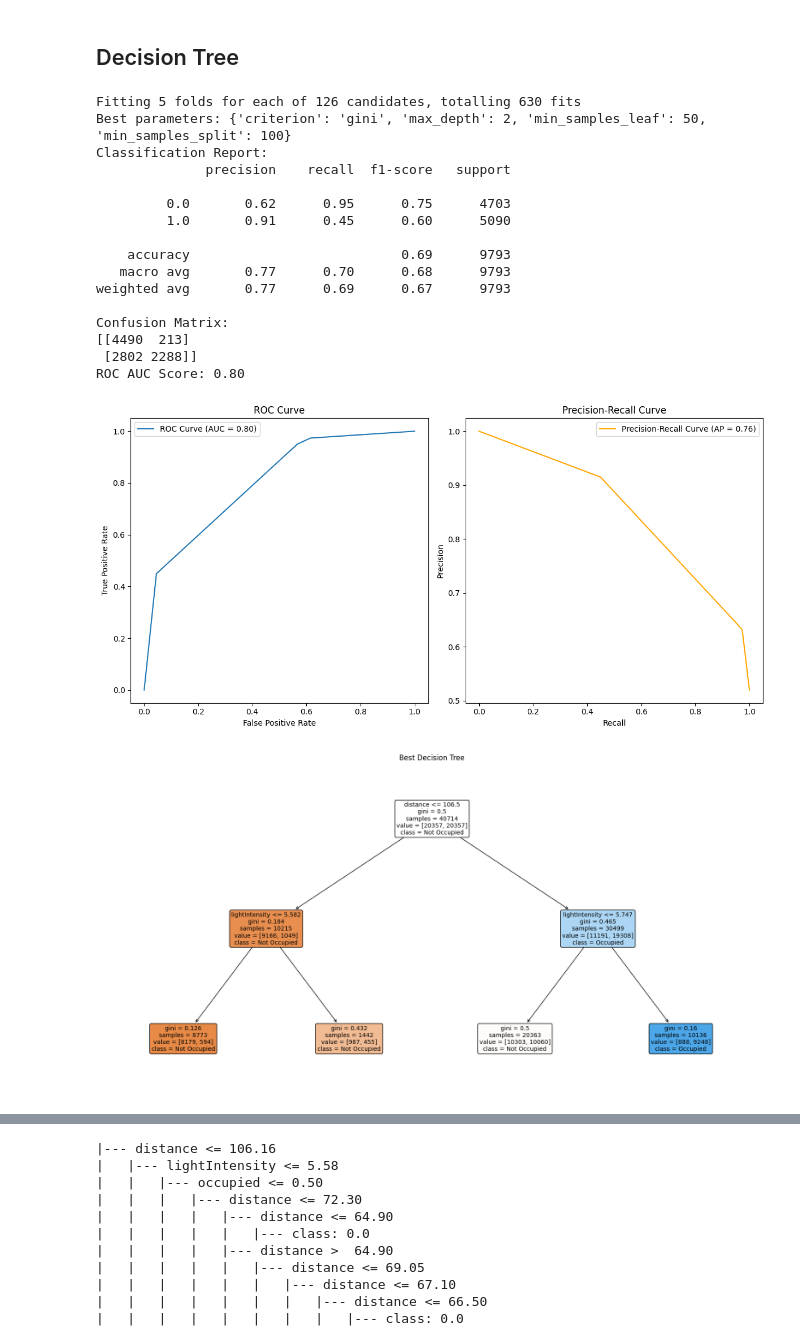
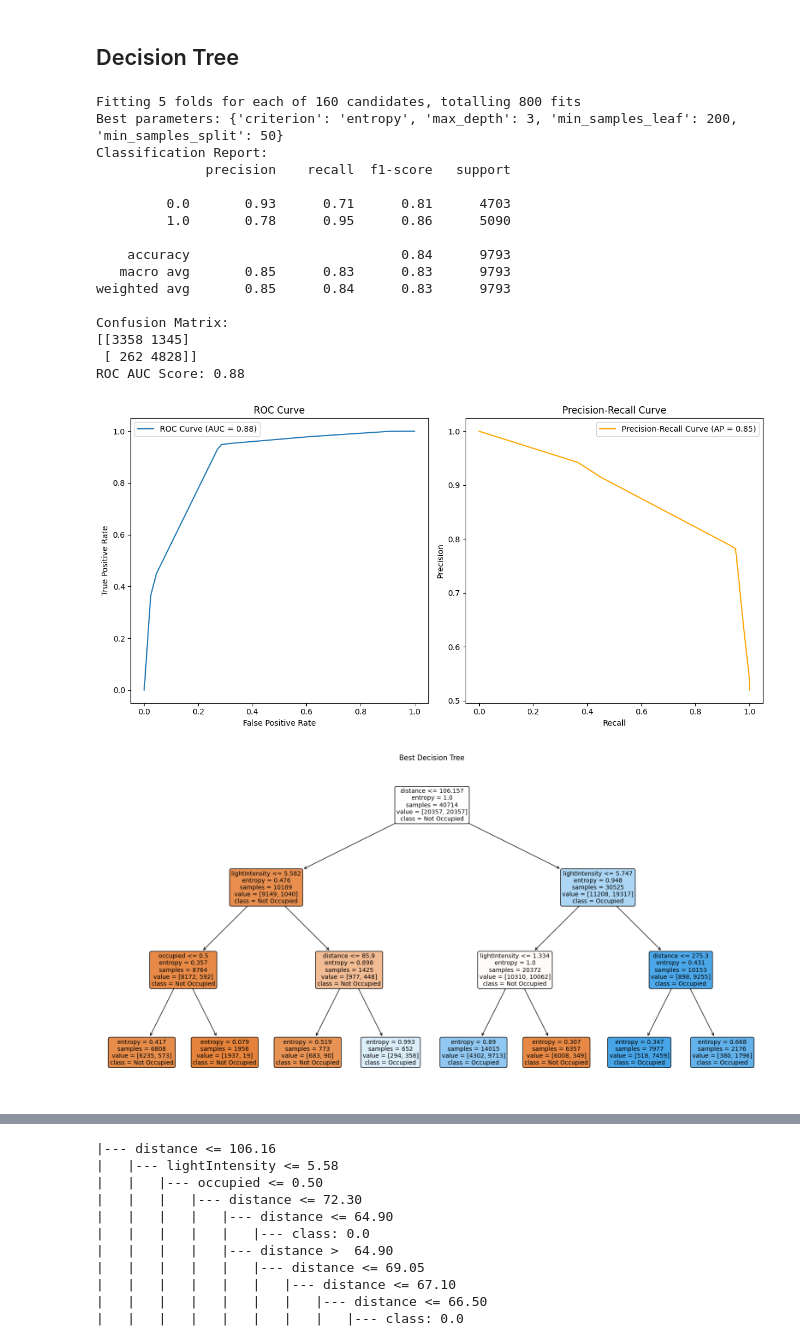
Before and after one commit to KentvTran/Smart-Alert-Lab-ML, a Jupyter notebook: modeling.ipynb, the cells around one changed output, grey strips where cells are left out. Cells and saved outputs as stored; diff of their text form; code cells hidden in the pictures.

Commit message:
decision tree v2 (focus on recall)->v3 will be implementing extra "recently active" feature for modeling purposes

```diff
--- a/modeling.ipynb
+++ b/modeling.ipynb
@@ -58,9 +58,9 @@ param_grid = {
 # Initialize Decision Tree Classifier
 clf = DecisionTreeClassifier(random_state=42)
 
-# Use GridSearchCV to find best parameters based on recall
+# Use GridSearchCV to find best parameters based on recall or precision
 grid_search = GridSearchCV(
-    clf, param_grid, cv=5, scoring='precision', n_jobs=-1, verbose=1
+    clf, param_grid, cv=5, scoring='recall', n_jobs=-1, verbose=1
 )
 grid_search.fit(X_train_smote, y_train_smote)
 
@@ -104,42 +104,42 @@ precision, recall, _ = precision_recall_curve(y_test, y_proba)
 avg_precision = average_precision_score(y_test, y_proba)
 plt.subplot(1, 2, 2)
 plt.plot(recall, precision, label=f"Precision-Recall Curve (AP = {avg_precision:.2f})", color='orange')
 plt.xlabel("Recall")
 plt.ylabel("Precision")
 plt.title("Precision-Recall Curve")
 plt.legend()
 
 plt.tight_layout()
 plt.show()
 
 # Plot the decision tree
 plt.figure(figsize=(20, 10))
 plot_tree(
     best_clf,
     feature_names=X_train_smote.columns if hasattr(X_train_smote, 'columns') else None,
     class_names=['Not Occupied', 'Occupied'],
     filled=True,
     rounded=True,
     fontsize=10
 )
 plt.title("Best Decision Tree")
 plt.show()
 # %% [output]
-Fitting 5 folds for each of 126 candidates, totalling 630 fits
-Best parameters: {'criterion': 'gini', 'max_depth': 2, 'min_samples_leaf': 50, 'min_samples_split': 100}
+Fitting 5 folds for each of 160 candidates, totalling 800 fits
+Best parameters: {'criterion': 'entropy', 'max_depth': 3, 'min_samples_leaf': 200, 'min_samples_split': 50}
 Classification Report:
               precision    recall  f1-score   support
 
-         0.0       0.62      0.95      0.75      4703
-         1.0       0.91      0.45      0.60      5090
+         0.0       0.93      0.71      0.81      4703
+         1.0       0.78      0.95      0.86      5090
 
-    accuracy                           0.69      9793
-   macro avg       0.77      0.70      0.68      9793
-weighted avg       0.77      0.69      0.67      9793
+    accuracy                           0.84      9793
+   macro avg       0.85      0.83      0.83      9793
+weighted avg       0.85      0.84      0.83      9793
 
 Confusion Matrix:
-[[4490  213]
- [2802 2288]]
-ROC AUC Score: 0.80
+[[3358 1345]
+ [ 262 4828]]
+ROC AUC Score: 0.88
-[figure, old version]
+[figure, new version]
-[figure, old version]
+[figure, new version]
```
Also changed, not shown: parts of 2 cells of this notebook.
